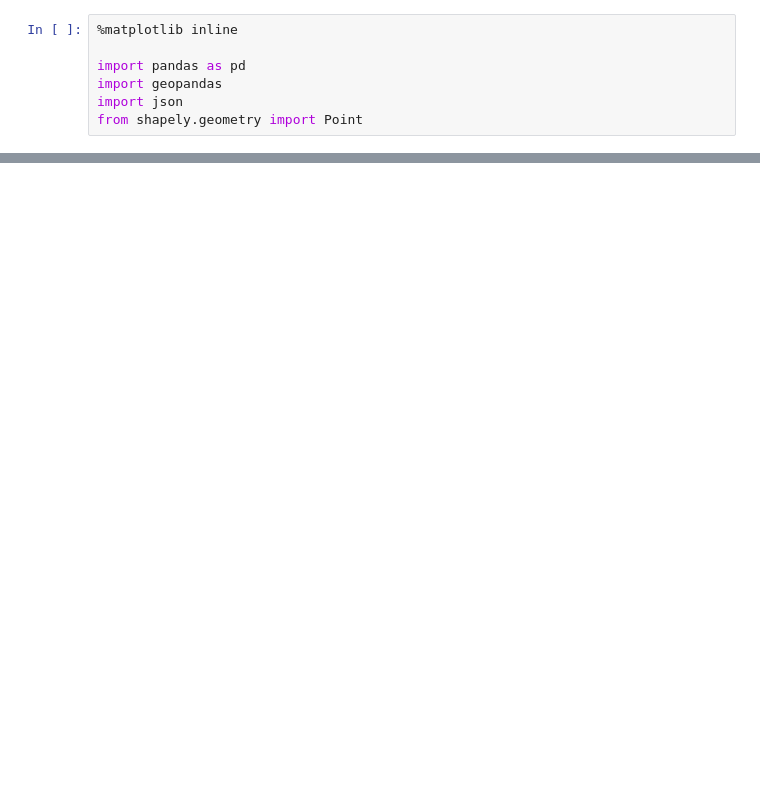
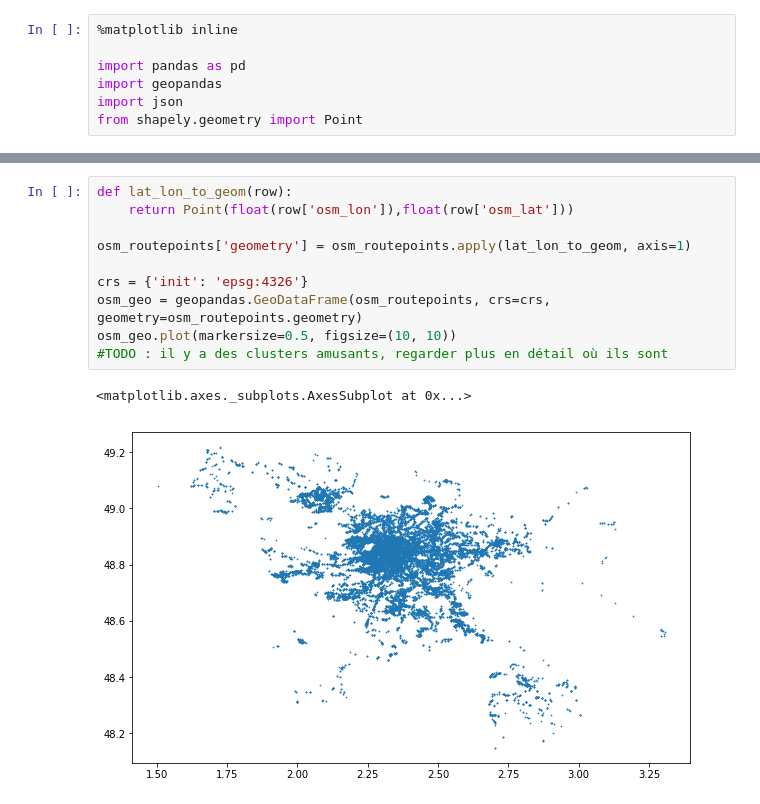
Before and after one commit to Jungle-Bus/ref-fr-STIF, a Jupyter notebook: audit_routepoints/analyse géographique.ipynb, the cells around one changed output, grey strips where cells are left out. Drawn from its saved outputs; the diff is of its cells as text; blank space fills up the shorter version.

```diff
--- a/audit_routepoints/analyse géographique.ipynb
+++ b/audit_routepoints/analyse géographique.ipynb
@@ -95,0 +83,13 @@ TypeError: Empty 'DataFrame': no numeric data to plot
+# %%
+def lat_lon_to_geom(row):
+    return Point(float(row['osm_lon']),float(row['osm_lat']))
+
+osm_routepoints['geometry'] = osm_routepoints.apply(lat_lon_to_geom, axis=1)
+
+crs = {'init': 'epsg:4326'}
+osm_geo = geopandas.GeoDataFrame(osm_routepoints, crs=crs, geometry=osm_routepoints.geometry)
+osm_geo.plot(markersize=0.5, figsize=(10, 10))
+#TODO : il y a des clusters amusants, regarder plus en détail où ils sont
+# %% [output]
+<matplotlib.axes._subplots.AxesSubplot at 0x...>
+[figure, added]
```
Also changed, not shown: parts of 17 cells of this notebook, 4 other files.
